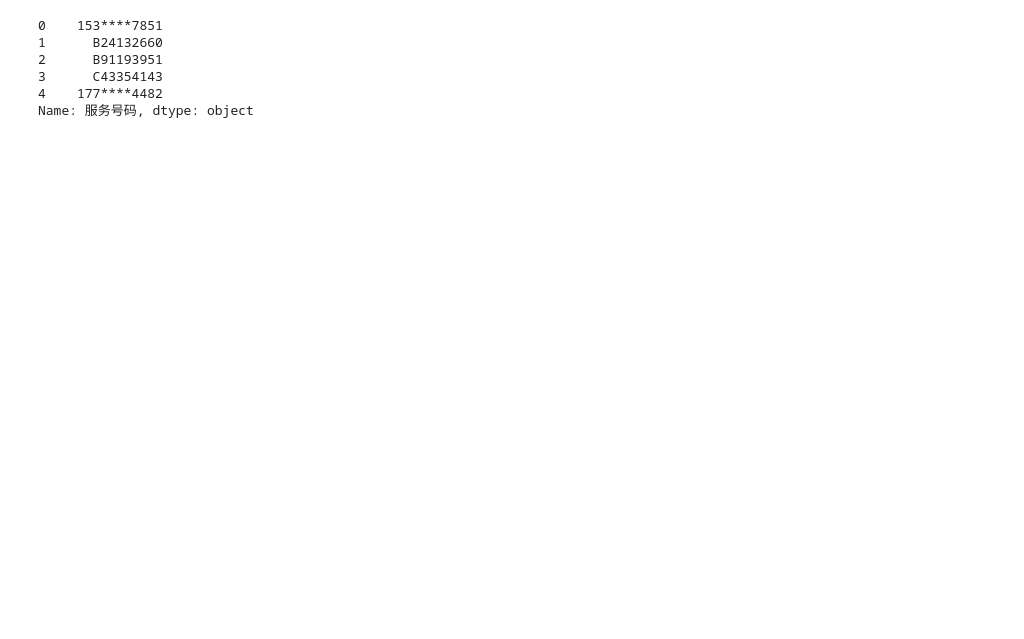
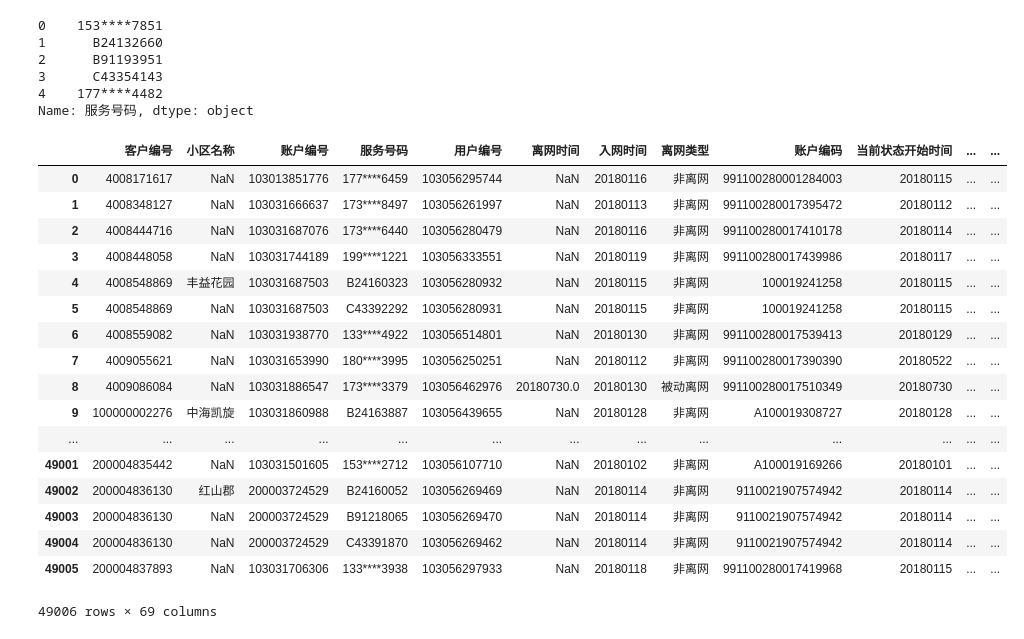
Before and after one commit to jiangwn815/dataprocess, a Jupyter notebook: 代理商数据处理.ipynb, the cells around one changed output. Drawn from its saved outputs; the diff is of its cells as text; code cells hidden in the pictures; blank space fills up the shorter version.

```diff
--- a/代理商数据处理.ipynb
+++ b/代理商数据处理.ipynb
@@ -94,3 +98,26 @@ xf_head["服务号码"]
 3      C43354143
 4    177****4482
 Name: 服务号码, dtype: object
+# %%
+kf=pd.read_csv("dq/dq201801-201807.csv",encoding="gbk",low_memory=False)
+# %%
+kf
+# %% [output]
+|  | 客户编号 | 小区名称 | 账户编号 | 服务号码 | 用户编号 | 离网时间 | 入网时间 | 离网类型 | 账户编码 | 当前状态开始时间 | ... | ... |
+| 0 | 4008171617 | NaN | 103013851776 | 177****6459 | 103056295744 | NaN | 20180116 | 非离网 | 991100280001284003 | 20180115 | ... | ... |
+| 1 | 4008348127 | NaN | 103031666637 | 173****8497 | 103056261997 | NaN | 20180113 | 非离网 | 991100280017395472 | 20180112 | ... | ... |
+| 2 | 4008444716 | NaN | 103031687076 | 173****6440 | 103056280479 | NaN | 20180116 | 非离网 | 991100280017410178 | 20180114 | ... | ... |
+| 3 | 4008448058 | NaN | 103031744189 | 199****1221 | 103056333551 | NaN | 20180119 | 非离网 | 991100280017439986 | 20180117 | ... | ... |
+| 4 | 4008548869 | 丰益花园 | 103031687503 | B24160323 | 103056280932 | NaN | 20180115 | 非离网 | 100019241258 | 20180115 | ... | ... |
+| 5 | 4008548869 | NaN | 103031687503 | C43392292 | 103056280931 | NaN | 20180115 | 非离网 | 100019241258 | 20180115 | ... | ... |
+| 6 | 4008559082 | NaN | 103031938770 | 133****4922 | 103056514801 | NaN | 20180130 | 非离网 | 991100280017539413 | 20180129 | ... | ... |
+| 7 | 4009055621 | NaN | 103031653990 | 180****3995 | 103056250251 | NaN | 20180112 | 非离网 | 991100280017390390 | 20180522 | ... | ... |
+| 8 | 4009086084 | NaN | 103031886547 | 173****3379 | 103056462976 | 20180730.0 | 20180130 | 被动离网 | 991100280017510349 | 20180730 | ... | ... |
+| 9 | 100000002276 | 中海凯旋 | 103031860988 | B24163887 | 103056439655 | NaN | 20180128 | 非离网 | A100019308727 | 20180128 | ... | ... |
+| ... | ... | ... | ... | ... | ... | ... | ... | ... | ... | ... | ... | ... |
+| 49001 | 200004835442 | NaN | 103031501605 | 153****2712 | 103056107710 | NaN | 20180102 | 非离网 | A100019169266 | 20180101 | ... | ... |
+| 49002 | 200004836130 | 红山郡 | 200003724529 | B24160052 | 103056269469 | NaN | 20180114 | 非离网 | 9110021907574942 | 20180114 | ... | ... |
+| 49003 | 200004836130 | NaN | 200003724529 | B91218065 | 103056269470 | NaN | 20180114 | 非离网 | 9110021907574942 | 20180114 | ... | ... |
+| 49004 | 200004836130 | NaN | 200003724529 | C43391870 | 103056269462 | NaN | 20180114 | 非离网 | 9110021907574942 | 20180114 | ... | ... |
+| 49005 | 200004837893 | NaN | 103031706306 | 133****3938 | 103056297933 | NaN | 20180118 | 非离网 | 991100280017419968 | 20180115 | ... | ... |
+49006 rows × 69 columns
```
Also changed, not shown: parts of 10 cells of this notebook, 1 other file.
